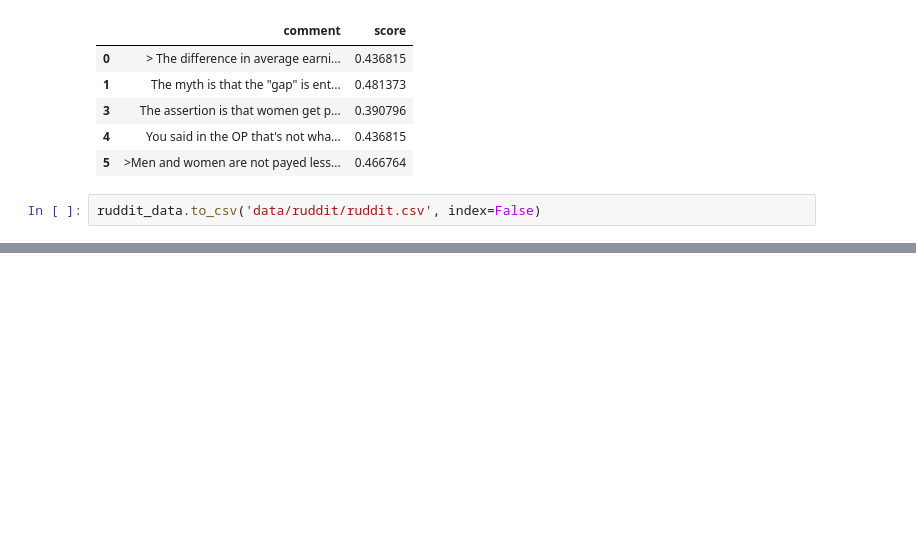
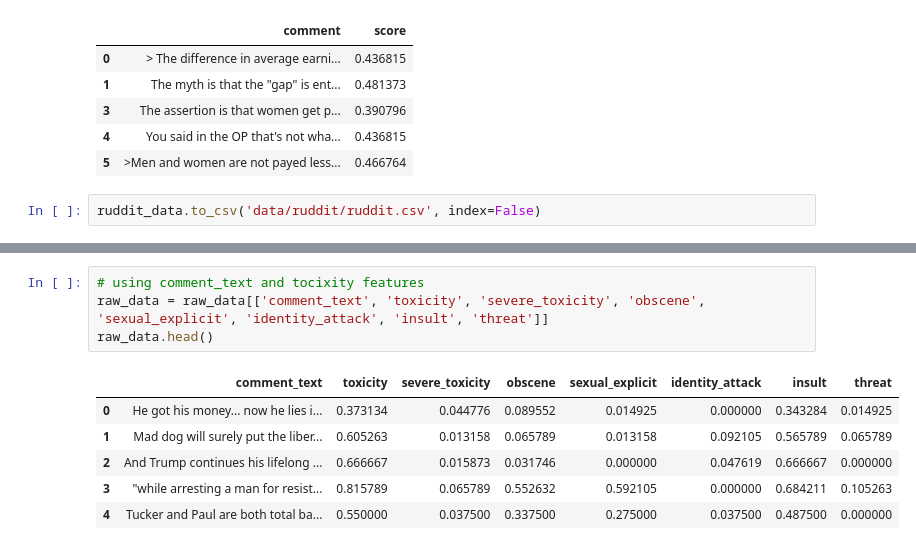
Before and after one commit to team-ok-nlp/jigsaw-toxic-competition, a Jupyter notebook: preprocessing.ipynb, the cells around one changed output, grey strips where cells are left out. Cells and saved outputs as stored; diff of their text form; blank space fills up the shorter version.

```diff
--- a/preprocessing.ipynb
+++ b/preprocessing.ipynb
@@ -249,0 +280,11 @@ ruddit_data.to_csv('data/ruddit/ruddit.csv', index=False)
+# %%
+# using comment_text and tocixity features
+raw_data = raw_data[['comment_text', 'toxicity', 'severe_toxicity', 'obscene', 'sexual_explicit', 'identity_attack', 'insult', 'threat']]
+raw_data.head()
+# %% [output]
+|  | comment_text | toxicity | severe_toxicity | obscene | sexual_explicit | identity_attack | insult | threat |
+| 0 | He got his money... now he lies i... | 0.373134 | 0.044776 | 0.089552 | 0.014925 | 0.000000 | 0.343284 | 0.014925 |
+| 1 | Mad dog will surely put the liber... | 0.605263 | 0.013158 | 0.065789 | 0.013158 | 0.092105 | 0.565789 | 0.065789 |
+| 2 | And Trump continues his lifelong ... | 0.666667 | 0.015873 | 0.031746 | 0.000000 | 0.047619 | 0.666667 | 0.000000 |
+| 3 | "while arresting a man for resist... | 0.815789 | 0.065789 | 0.552632 | 0.592105 | 0.000000 | 0.684211 | 0.105263 |
+| 4 | Tucker and Paul are both total ba... | 0.550000 | 0.037500 | 0.337500 | 0.275000 | 0.037500 | 0.487500 | 0.000000 |
```
Also changed, not shown: parts of 13 cells of this notebook, 9 other files.
